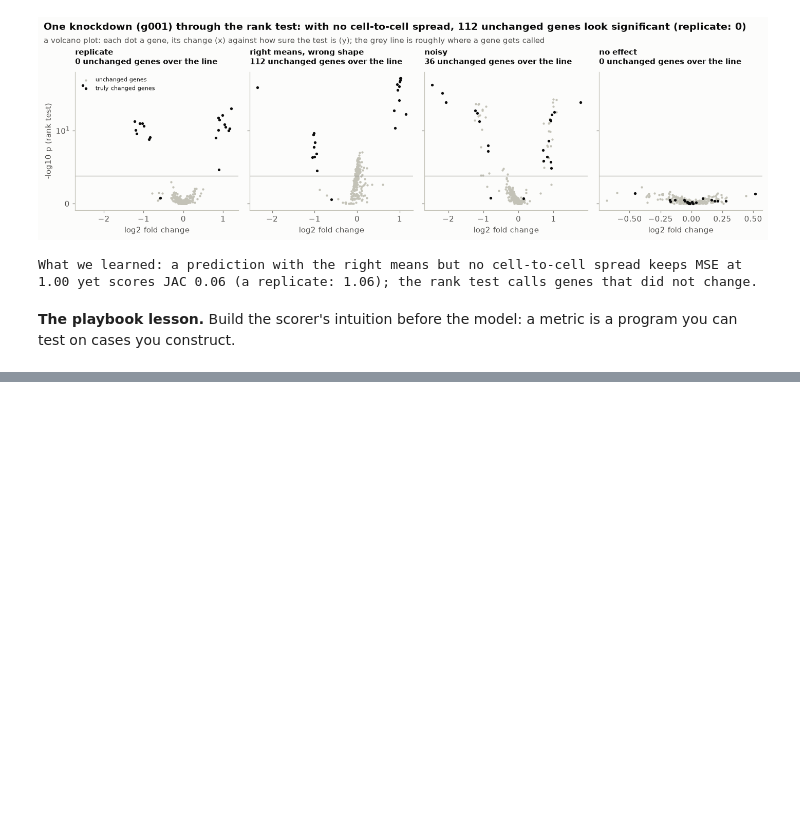
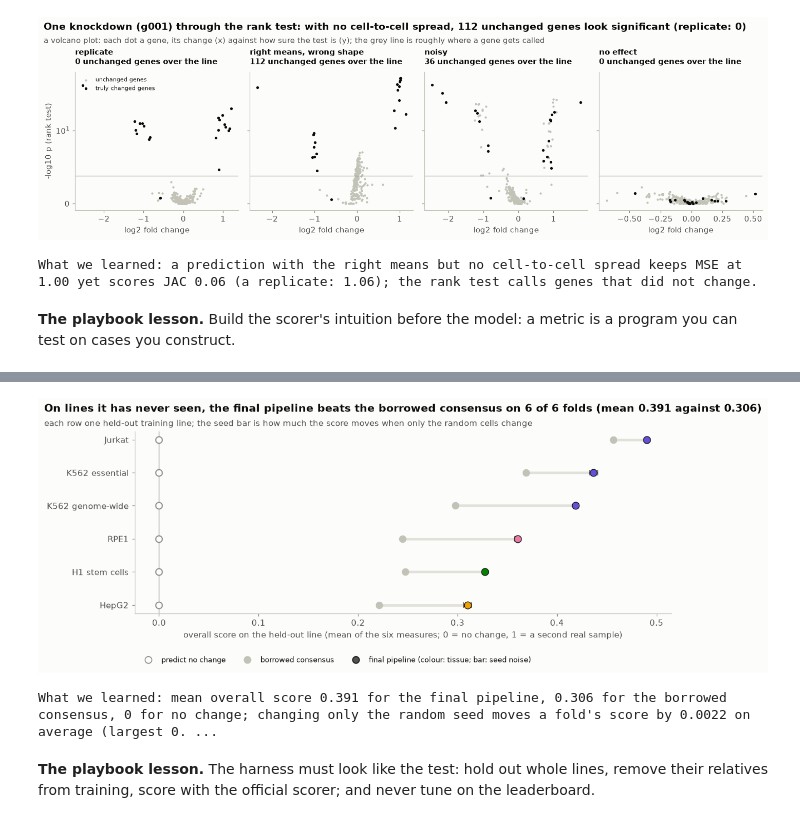
Before and after one commit to helenhenryz/vcc2026-perturbation-prediction, a Jupyter notebook: notebook.ipynb, the cells around one changed output, grey strips where cells are left out. Cells and saved outputs as stored; diff of their text form; code cells hidden in the pictures; blank space fills up the shorter version.

Commit message:
Notebook: leave-one-line-out test harness (section 8)

```diff
--- a/notebook.ipynb
+++ b/notebook.ipynb
@@ -486,0 +671,55 @@ What we learned: a prediction with the right means but no cell-to-cell spread ke
+# %%
+if MODE == "FULL" and (GPU or have_scores):
+    fig, ax = plt.subplots(figsize=(10.5, 4.2))
+    order8 = final8["overall"].sort_values().index.tolist()
+    for y, l in enumerate(order8):
+        ax.plot([probe8.loc[l, "overall"], final8.loc[l, "overall"]], [y, y], color=GRID, lw=3, zorder=1)
+        ax.errorbar(final8.loc[l, "overall"], y, xerr=noise8[l], color=INK2, lw=1, capsize=3, zorder=2)
+        ax.scatter(0, y, s=60, color=SURFACE, edgecolors=MUTED, lw=1.2, zorder=3)
+        ax.scatter(probe8.loc[l, "overall"], y, s=60, color=LIGHT, zorder=3)
+        ax.scatter(final8.loc[l, "overall"], y, s=70, color=tissue_colour(l), edgecolors=INK, lw=0.8, zorder=4)
+    ax.set_yticks(range(len(order8)), [FOLD_LABEL[l] for l in order8])
+    ax.axvline(0, color=MUTED, lw=0.8, zorder=0)
+    ax.set_xlabel(
+        "overall score on the held-out line (mean of the six measures; 0 = no change, 1 = a second real sample)"
+    )
+    ax.legend(
+        handles=[
+            mpl.lines.Line2D([], [], ls="", marker="o", mfc=SURFACE, mec=MUTED, ms=8, label="predict no change"),
+            mpl.lines.Line2D([], [], ls="", marker="o", color=LIGHT, ms=8, label="borrowed consensus"),
+            mpl.lines.Line2D(
+                [],
+                [],
+                ls="",
+                marker="o",
+                mfc=INK2,
+                mec=INK,
+                ms=8,
+                label="final pipeline (colour: tissue; bar: seed noise)",
+            ),
+        ],
+        loc="upper left",
+        bbox_to_anchor=(0.0, -0.2),
+        ncol=3,
+        fontsize=8.5,
+    )
+    gain8 = final8["overall"] - probe8["overall"]
+    fig.tight_layout()
+    headline(
+        fig,
+        f"On lines it has never seen, the final pipeline beats the borrowed consensus on {int((gain8 > noise8).sum())} "
+        f"of {len(gain8)} folds (mean {final8['overall'].mean():.3f} against {probe8['overall'].mean():.3f})",
+        "each row one held-out training line; the seed bar is how much the score moves when only the random cells change",
+    )
+    plt.show()
+    print(
+        f"What we learned: mean overall score {final8['overall'].mean():.3f} for the final pipeline, "
+        f"{probe8['overall'].mean():.3f} for the borrowed consensus, 0 for no change; changing only the random seed "
+        f"moves a fold's score by {noise8.mean():.4f} on average (largest {noise8.max():.4f})."
+    )
+# %% [output]
+[figure, added]
+What we learned: mean overall score 0.391 for the final pipeline, 0.306 for the borrowed consensus, 0 for no change; changing only the random seed moves a fold's score by 0.0022 on average (largest 0. ...
+# %% [markdown]
+**The playbook lesson.** The harness must look like the test: hold out whole lines, remove their relatives from
+training, score with the official scorer; and never tune on the leaderboard.
```
Also changed, not shown: parts of 4 cells of this notebook.
